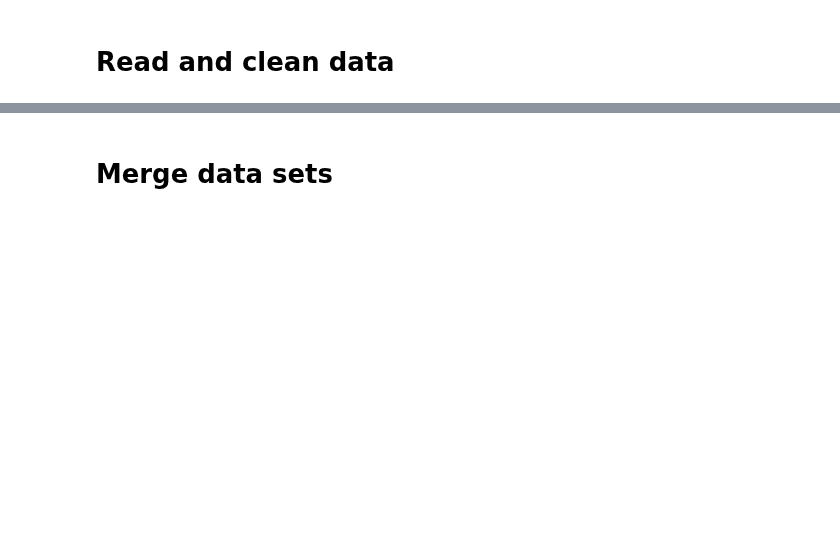
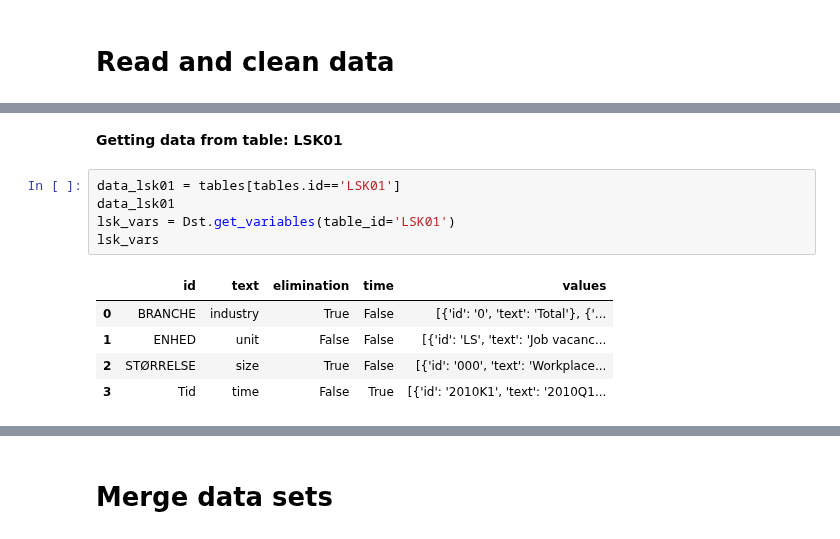
Before and after one commit to ceciliechrstnsn/projects-2021-luna-hjerteknuser, a Jupyter notebook: dataproject/dataproject.ipynb, the cells around one changed output, grey strips where cells are left out. Saved outputs shown, nothing was run; the diff lists cells and outputs as text; blank space fills up the shorter version.

```diff
--- a/dataproject/dataproject.ipynb
+++ b/dataproject/dataproject.ipynb
@@ -66,0 +152,13 @@ print(r, r.url)
+# %% [markdown]
+**Getting data from table: LSK01**
+# %%
+data_lsk01 = tables[tables.id=='LSK01']
+data_lsk01
+lsk_vars = Dst.get_variables(table_id='LSK01')
+lsk_vars
+# %% [output]
+|  | id | text | elimination | time | values |
+| 0 | BRANCHE | industry | True | False | [{'id': '0', 'text': 'Total'}, {'... |
+| 1 | ENHED | unit | False | False | [{'id': 'LS', 'text': 'Job vacanc... |
+| 2 | STØRRELSE | size | True | False | [{'id': '000', 'text': 'Workplace... |
+| 3 | Tid | time | False | True | [{'id': '2010K1', 'text': '2010Q1... |
```
Also changed, not shown: parts of 27 cells of this notebook.
